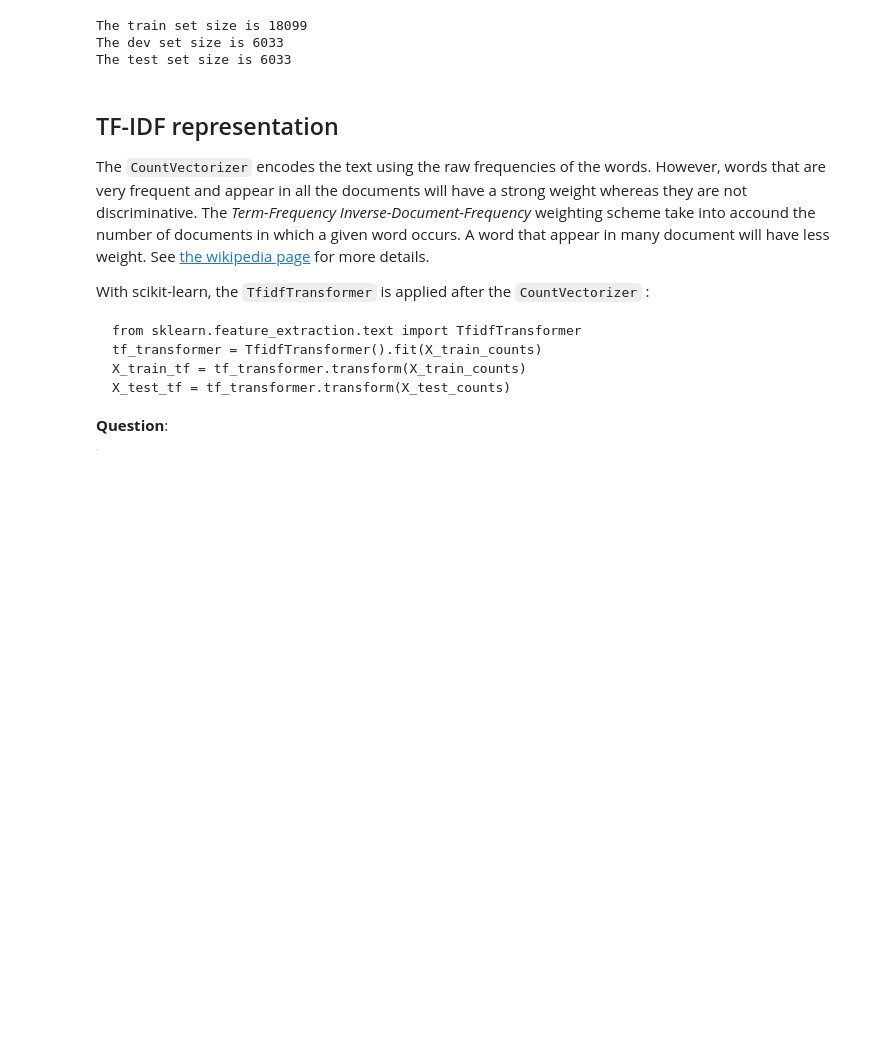
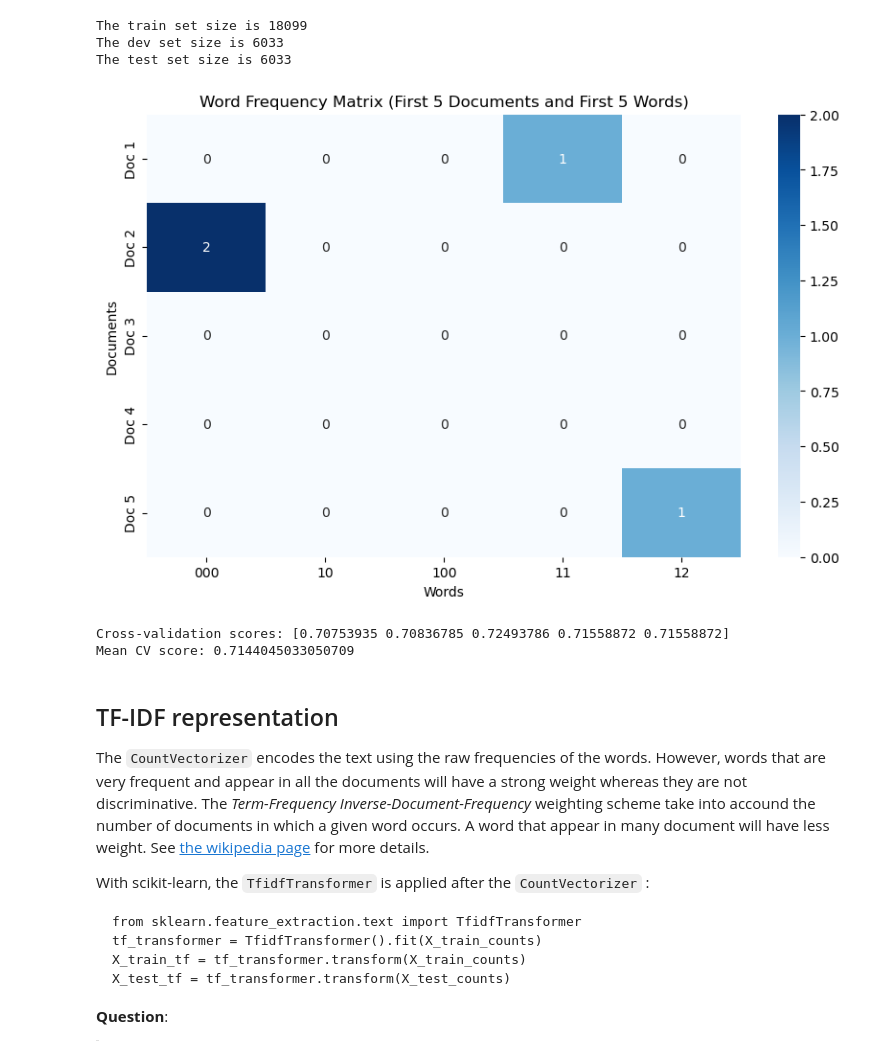
Before and after one commit to alfonsoawd/ML-Learning-Projects, a Jupyter notebook: TextClassification_LeMonde.ipynb, the cells around one changed output. Saved outputs shown, nothing was run; the diff lists cells and outputs as text; code cells hidden in the pictures; blank space fills up the shorter version.

```diff
--- a/TextClassification_LeMonde.ipynb
+++ b/TextClassification_LeMonde.ipynb
@@ -161,10 +161,13 @@ The dev set size is 6033
 The test set size is 6033
 # %%
 from sklearn.feature_extraction.text import CountVectorizer
-# Create document vectors
-# YOUR CODE HERE
+
 # create the vectorizer object
+vectorizer = CountVectorizer(max_features=1000)
 
 # fit on train data
+vectorizer.fit(X_train)
 
 # apply it on train and dev data
+X_train_counts = vectorizer.transform(X_train)
+X_dev_counts = vectorizer.transform(X_dev)
@@ -180,3 +174,37 @@ from sklearn.naive_bayes import MultinomialNB
+# %%
+import pandas as pd
+import seaborn as sns
+import matplotlib.pyplot as plt
+
+# Convert the sparse matrix to a DataFrame for better visualization
+df_counts = pd.DataFrame(X_train_counts.toarray(), columns=vectorizer.get_feature_names_out())
+
+# Visualize only the first 5 documents and the first 5 words using a heatmap
+df_counts_first_5_docs_and_words = df_counts.iloc[:5, :5]  # Select first 5 rows (documents) and first 5 columns (words)
+
+plt.figure(figsize=(10, 6))
+sns.heatmap(df_counts_first_5_docs_and_words, annot=True, cmap="Blues", xticklabels=df_counts_first_5_docs_and_words.columns, yticklabels=[f"Doc {i+1}" for i in range(df_counts_first_5_docs_and_words.shape[0])])
+plt.title("Word Frequency Matrix (First 5 Documents and First 5 Words)")
+plt.xlabel("Words")
+plt.ylabel("Documents")
+plt.show()
+# %% [output]
+[figure, added]
+# %%
+from sklearn.naive_bayes import MultinomialNB
+from sklearn.model_selection import cross_val_score
+
+# train a Naive Bayes classifier
+clf = MultinomialNB()
+clf.fit(X_train_counts, y_train)
+
+# Evaluate
+cv_scores = cross_val_score(clf, X_dev_counts, y_dev, cv=5)  # 5-fold cross-validation
+print(f'Cross-validation scores: {cv_scores}')
+print(f'Mean CV score: {cv_scores.mean()}')
+# %% [output]
+Cross-validation scores: [0.70753935 0.70836785 0.72493786 0.71558872 0.71558872]
+Mean CV score: 0.7144045033050709
 # %% [markdown]
 ## TF-IDF representation
 
```
Also changed, not shown: parts of 1 cell of this notebook.
